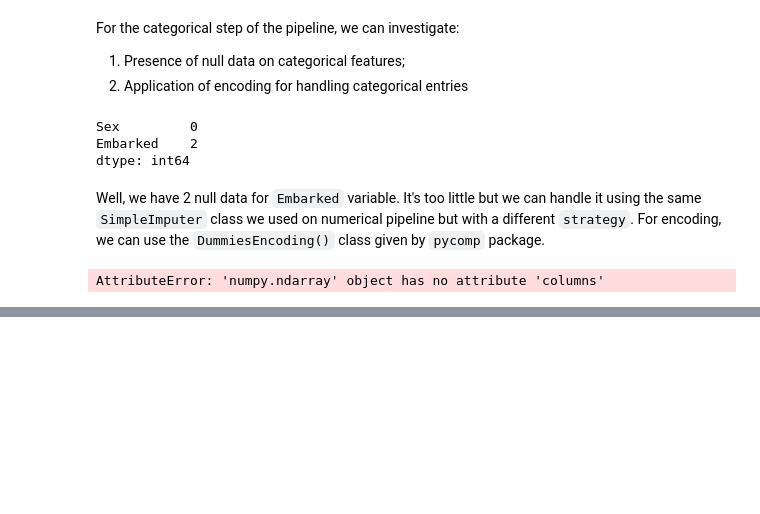
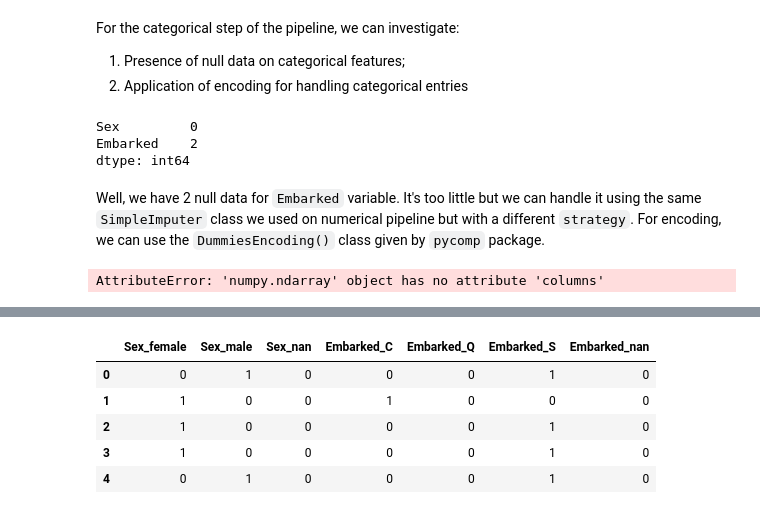
Before and after one commit to ThiagoPanini/pycomp, a Jupyter notebook: examples/titanic/Predicting Survival on Titanic Disaster.ipynb, the cells around one changed output, grey strips where cells are left out. Saved outputs shown, nothing was run; the diff lists cells and outputs as text; code cells hidden in the pictures; blank space fills up the shorter version.

```diff
--- a/examples/titanic/Predicting Survival on Titanic Disaster.ipynb
+++ b/examples/titanic/Predicting Survival on Titanic Disaster.ipynb
@@ -397,0 +448,17 @@ X_cat
+# %%
+# Building a categorical pipeline
+cat_pipeline = Pipeline([
+    ('imputer', SimpleImputer(strategy='most_frequent')),
+    ('encoding', DummiesEncoding(cat_features_ori=cat_features))
+])
+
+# Applying pipeline
+X_cat_prep = cat_pipeline.fit_transform(X_cat)
+X_cat_prep.head()
+# %% [output]
+|  | Sex_female | Sex_male | Sex_nan | Embarked_C | Embarked_Q | Embarked_S | Embarked_nan |
+| 0 | 0 | 1 | 0 | 0 | 0 | 1 | 0 |
+| 1 | 1 | 0 | 0 | 1 | 0 | 0 | 0 |
+| 2 | 1 | 0 | 0 | 0 | 0 | 1 | 0 |
+| 3 | 1 | 0 | 0 | 0 | 0 | 1 | 0 |
+| 4 | 0 | 1 | 0 | 0 | 0 | 1 | 0 |
```
Also changed, not shown: parts of 3 cells of this notebook, 2 other files.
